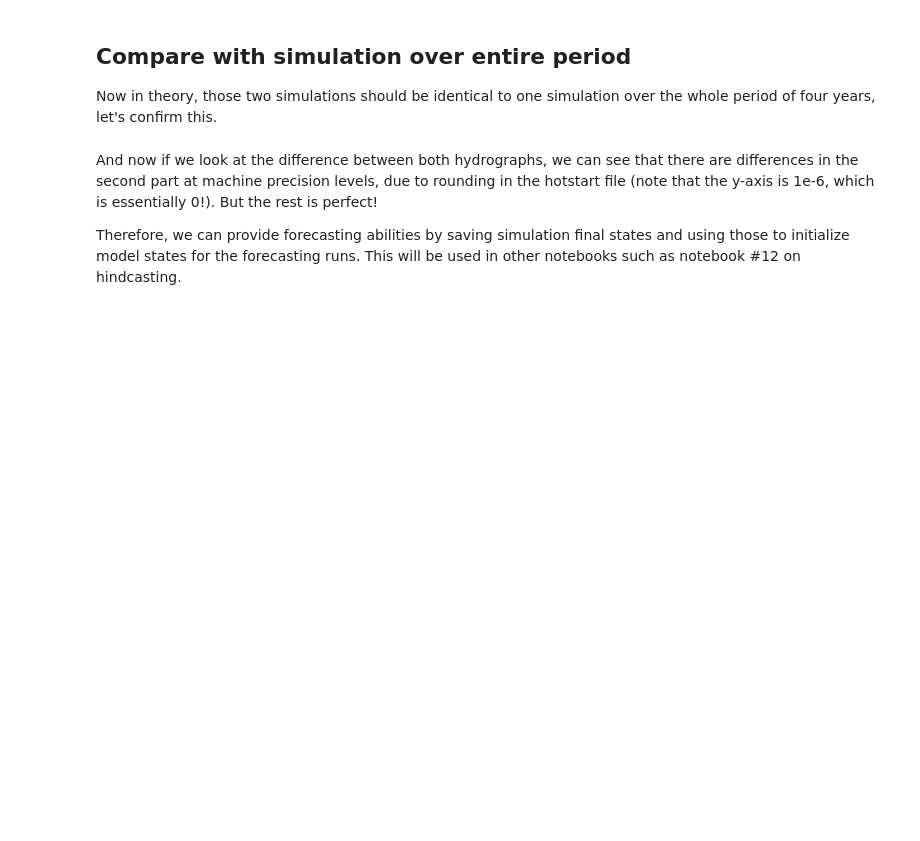
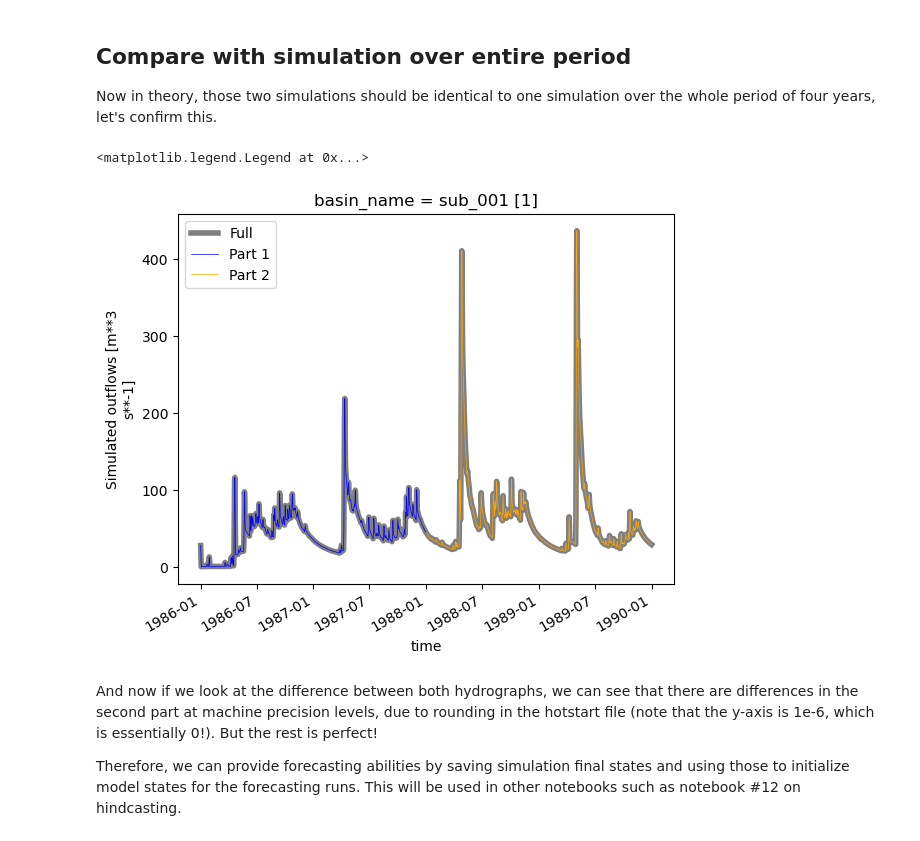
Before and after one commit to CSHS-CWRA/RavenPy, a Jupyter notebook: docs/notebooks/07_Making_and_using_hotstart_files.ipynb, the cells around one changed output. Cells and saved outputs as stored; diff of their text form; code cells hidden in the pictures; blank space fills up the shorter version.

```diff
--- a/docs/notebooks/07_Making_and_using_hotstart_files.ipynb
+++ b/docs/notebooks/07_Making_and_using_hotstart_files.ipynb
@@ -111,18 +118,21 @@ Now in theory, those two simulations should be identical to one simulation over
 # %%
 full = config.copy()
 full.end_date = dt.datetime(1990, 1, 1)
 full.run_name = "full"
 
-out = Emulator(config=full, workdir="/tmp/run_results_NB7_full").run(overwrite=True)
+out = Emulator(config=full).run(overwrite=True)
 
 out.hydrograph.q_sim.plot(label="Full", color="gray", lw=4)
 out1.hydrograph.q_sim.plot(
     label="Part 1",
     color="blue",
     lw=0.5,
 )
 out2.hydrograph.q_sim.plot(label="Part 2", color="orange", lw=0.5)
 plt.legend()
+# %% [output]
+<matplotlib.legend.Legend at 0x...>
+[figure, added]
 # %% [markdown]
 And now if we look at the difference between both hydrographs, we can see that there are differences in the second part at machine precision levels, due to rounding in the hotstart file (note that the y-axis is 1e-6, which is essentially 0!). But the rest is perfect!
 
```
Also changed, not shown: parts of 4 cells of this notebook, 11 other files.
